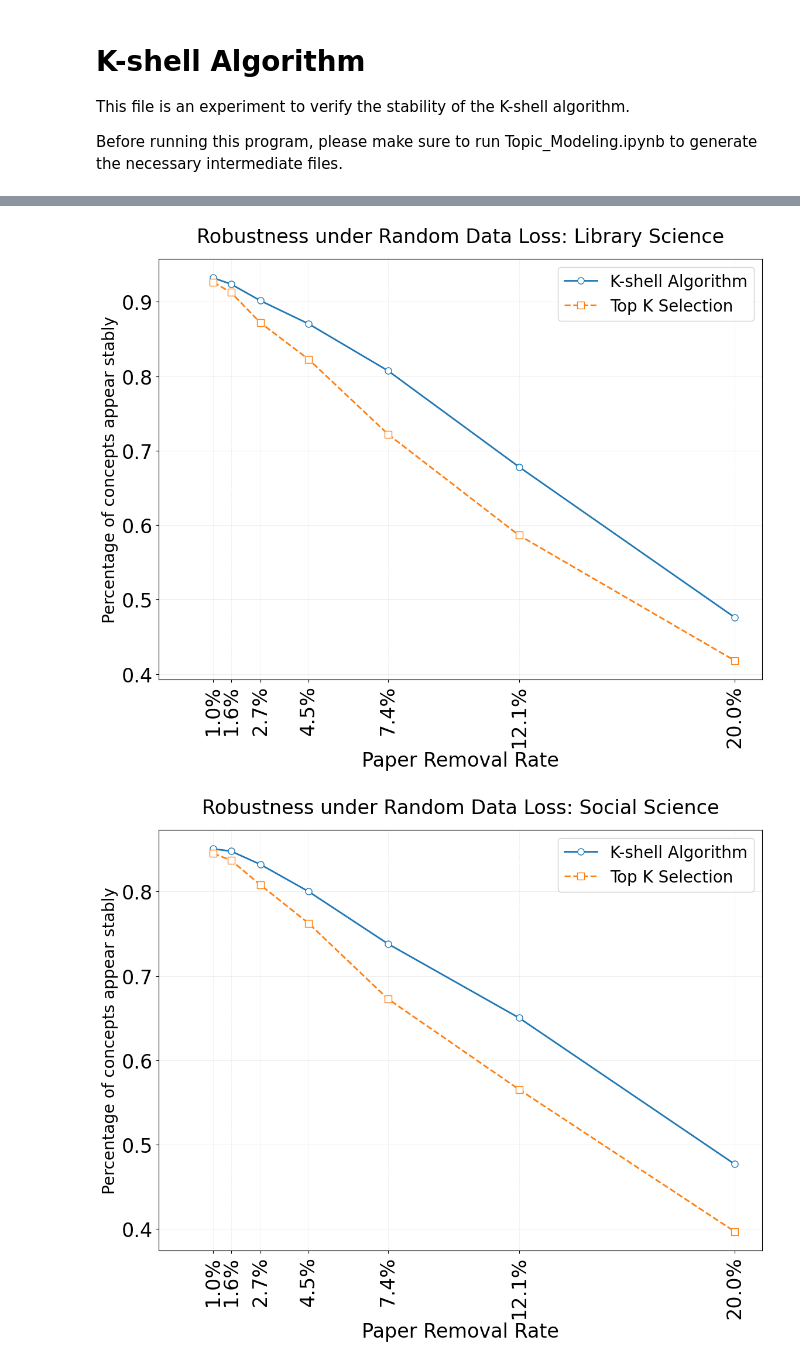
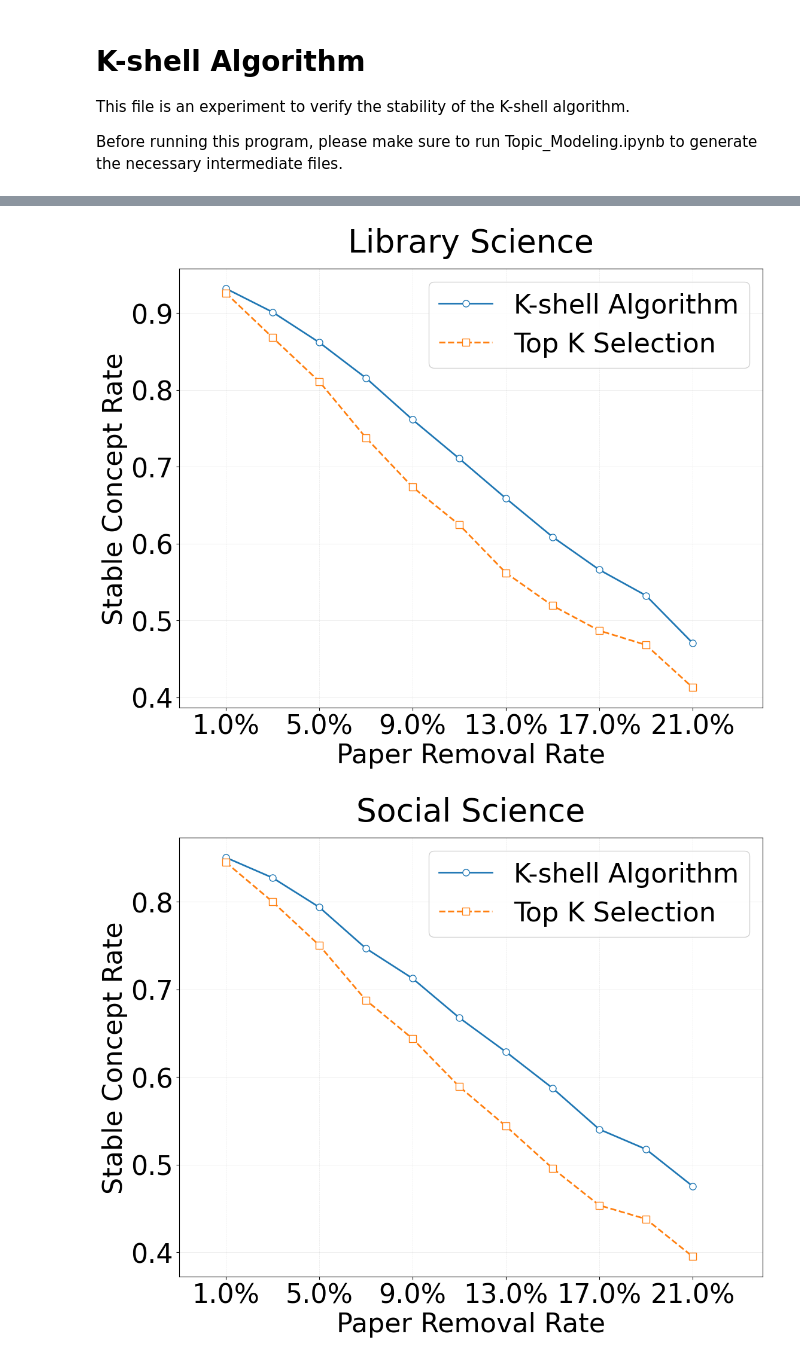
Before and after one commit to Liu-Steve/concept-evolution-tree, a Jupyter notebook: EX2_K_Shell.ipynb, the cells around one changed output, grey strips where cells are left out. Cells and saved outputs as stored; diff of their text form; code cells hidden in the pictures.

Commit message:
Optimize image

```diff
--- a/EX2_K_Shell.ipynb
+++ b/EX2_K_Shell.ipynb
@@ -223,8 +223,8 @@ def run_stability_analysis(
 # %%
 def analyze_stability_across_a(
     a_min=0.0,
-    a_max=0.2,
-    num_points=7,
+    a_max=0.23,
+    num_points=12,
     sep=5,
     t=5,
     random_seed=42,
@@ -237,7 +237,7 @@ def analyze_stability_across_a(
 
     Args:
         a_min (float): Minimum removal rate (default=0.0)
-        a_max (float): Maximum removal rate (default=0.2)
+        a_max (float): Maximum removal rate (default=0.21)
         num_points (int): Number of a values to test
         sep (int): Year span for time windows
         t (int): Number of simulation runs per window
@@ -250,7 +250,8 @@ def analyze_stability_across_a(
         tuple: (a_values, k_shell_means, dc_means)
     """
     # Generate a values with logarithmic spacing near 0
-    a_values = np.logspace(np.log10(0.01), np.log10(a_max), num_points)
+    # a_values = np.logspace(np.log10(0.01), np.log10(a_max), num_points)
+    a_values = np.arange(0.01, a_max, (a_max - 0.01) / (num_points - 1))
     a_values = np.unique(np.sort(a_values))[:num_points]
 
     # Initialize result containers
@@ -278,7 +279,7 @@ def analyze_stability_across_a(
 
     # Create plot with improved formatting
     plt.figure(figsize=(12, 10))
-    plt.rcParams.update({"font.size": 24})
+    plt.rcParams.update({"font.size": 32})
 
     # Plot mean stability
     plt.plot(
@@ -306,14 +307,14 @@ def analyze_stability_across_a(
 
     # Formatting
     plt.title(
-        f"Robustness under Random Data Loss: {domain_name}", fontsize=24, pad=20
+        f"{domain_name}", pad=20
     )
-    plt.xlabel("Paper Removal Rate", fontsize=24)
-    plt.ylabel("Percentage of concepts appear stably", fontsize=20)
-    plt.legend(fontsize=20, frameon=True, framealpha=0.9, loc="best")
+    plt.xlabel("Paper Removal Rate")
+    plt.ylabel("Stable Concept Rate")
+    plt.legend(frameon=True, framealpha=0.9, loc="best")
 
     # Custom grid and ticks
-    plt.xticks(a_values, [f"{x:.1%}" for x in a_values], rotation=90)
+    plt.xticks(a_values[::2], [f"{x:.1%}" for x in a_values][::2], rotation=0)
     plt.gca().xaxis.set_ticks_position("bottom")
     plt.gca().yaxis.set_ticks_position("left")
 
@@ -326,7 +327,6 @@ def analyze_stability_across_a(
 
     # Show plot
     plt.tight_layout()
-    # plt.show()
     plt.savefig(f"./pic_for_paper/3.2 - K-shell {file_path}.pdf")
 
     return a_values, k_shell_means, dc_means
@@ -375,2 +375,2 @@ slope: K-shell -0.19669986167479842,     Baseline: -0.23583013438925945
-[figure, old version]
+[figure, new version]
-[figure, old version]
+[figure, new version]
```
Also changed, not shown: parts of 1 cell of this notebook, 3 other files.
